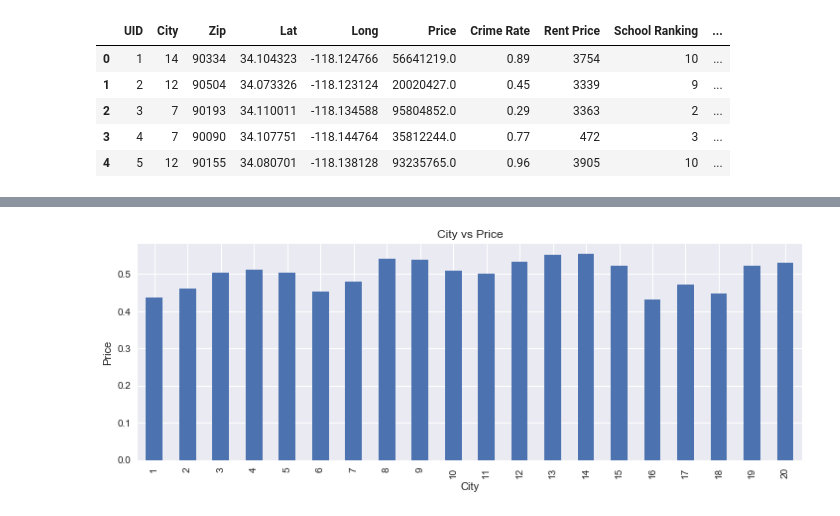
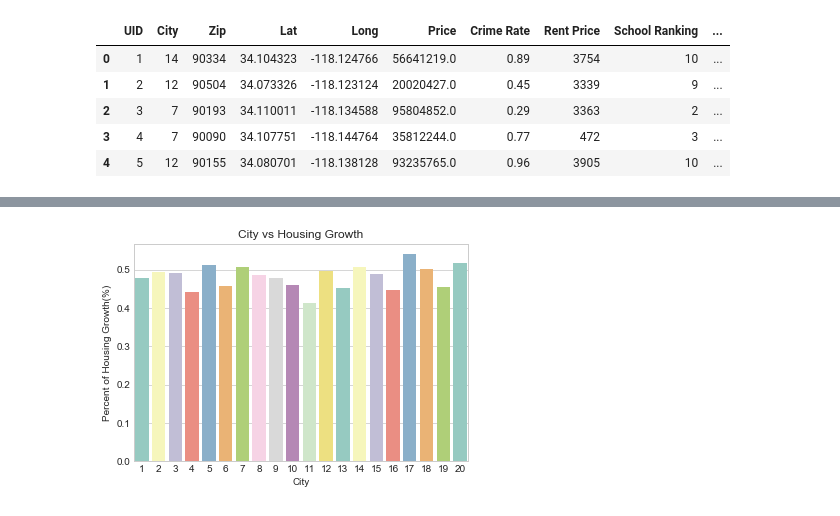
Before and after one commit to sueDCBV/USCBootcamp_FirstProject, a Jupyter notebook: Python/general_houseInfo_plot.ipynb, the cells around one changed output, grey strips where cells are left out. Cells and saved outputs as stored; diff of their text form; code cells hidden in the pictures.

Commit message:
plot for general house info

```diff
--- a/Python/general_houseInfo_plot.ipynb
+++ b/Python/general_houseInfo_plot.ipynb
@@ -7,7 +7,7 @@ import seaborn as sns, numpy as np
 from itertools import cycle, islice
 # %%
 # File to load
-fdata="./Raw_Data/FakeDataSet.csv"
+fdata="../Raw_Data/FakeDataSet.csv"
 
 # Read the Data
 f_data=pd.read_csv(fdata)
@@ -153,15 +61,19 @@ plt.show()
-# %%
- # Split up our data into groups based upon 'city'
-cities_groups = f_data.groupby("City")
-
-# Find out each city average price
-cities_price = cities_groups["Price"].mean()
-
-# Chart our data, give it a title, and label the axes
-cities_price_chart = cities_crimerate.plot(kind="bar",figsize=(12,4), title="City vs Price")
-cities_price_chart.set_xlabel("City")
-cities_price_chart.set_ylabel("Price")
-
-plt.show()
-# %% [output]
-[figure, removed]
+# %%
+# group data by city and find the average housing growth for each cuty
+housing_growth_df = f_data.groupby(["City"])['Housing Growth'].agg(['mean']).sort_index().reset_index()
+housing_growth_df = housing_growth_df.rename(columns={"mean":"Housing_Growth_Avg"})
+
+# set the plot x_axis, y_axis, title and label
+sns.set_style("whitegrid")
+sns.barplot(x="City", y="Housing_Growth_Avg", data=housing_growth_df, palette=sns.color_palette("Set3", 19))
+
+plt.xlabel("City")
+plt.ylabel("Percent of Housing Growth(%)")
+plt.title("City vs Housing Growth")
+
+plt.show()
+
+# Save the figure
+plt.savefig("../Clean_Data/Housing_Growth.png")
+# %% [output]
+[figure, added]
```
Also changed, not shown: parts of 10 cells of this notebook, 3 other files.
